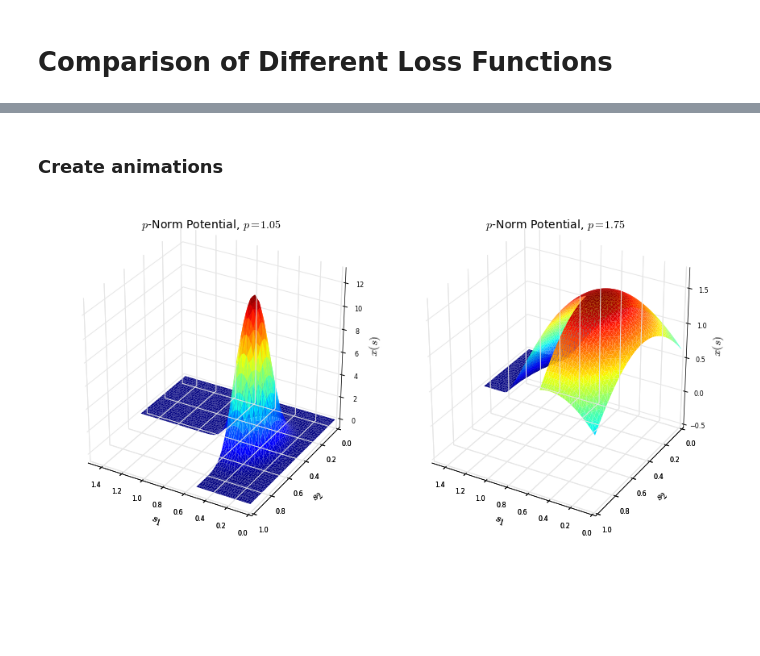
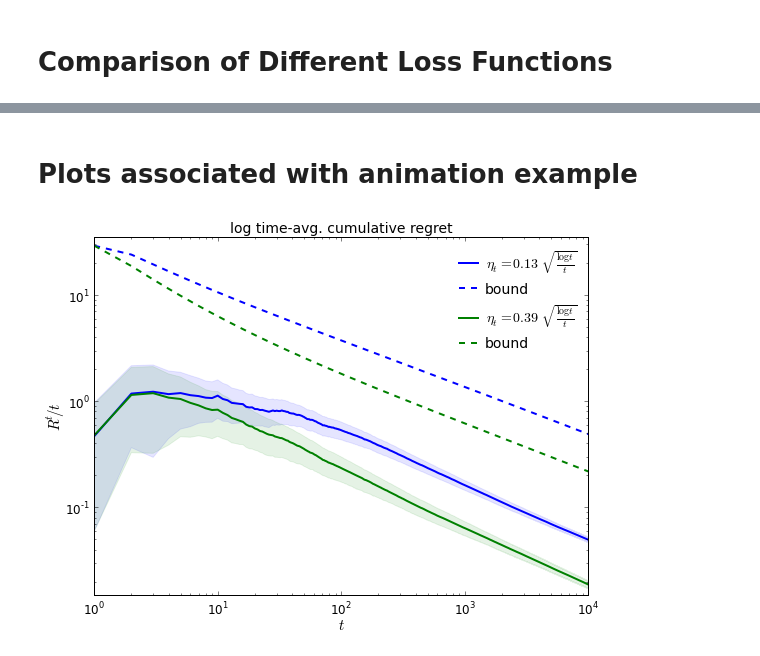
Before and after one commit to Balandat/cont_no_regret, a Jupyter notebook: ipython_notebooks/ICML_talk_plots.ipynb, the cells around one changed output, grey strips where cells are left out. Saved outputs shown, nothing was run; the diff lists cells and outputs as text; code cells hidden in the pictures; blank space fills up the shorter version.

```diff
--- a/ipython_notebooks/ICML_talk_plots.ipynb
+++ b/ipython_notebooks/ICML_talk_plots.ipynb
@@ -162,18 +68,0 @@ plt.savefig(filename, bbox_inches='tight', dpi=300)
-# %%
-filename = '/Users/balandat/Documents/Code/Continuous_No-Regret/NIPS2_datafiles/NormBounds_Polynomial.piggl'
-with open(filename, 'rb') as f:
-    results = pickle.load(f)
-dict_results = {r.label : r for r in results}
-print(list(dict_results.keys()))
-
-filename = '/Users/balandat/Documents/Code/Continuous_No-Regret/NIPS2_datafiles/NormBounds_Polynomial_3.piggl'
-with open(filename, 'rb') as f:
-    results3 = pickle.load(f)
-dict_results3 = {r.label : r for r in results3}
-print(list(dict_results3.keys()))
-
-filename = '/Users/balandat/Documents/Code/Continuous_No-Regret/results/2015-06-04_22-30/NIPS2_CNR_PolyNormBounds_Polynomial.piggl'
-with open(filename, 'rb') as f:
-    results_pe = pickle.load(f)
-dict_results_pe = {r.label : r for r in results_pe}
-print(list(dict_results_pe.keys()))
@@ -319,9 +69,37 @@ plt.savefig(filename, bbox_inches='tight', dpi=300)
-# %% [markdown]
-### Create animations
-# %%
-filename = '/Users/balandat/Documents/Code/Continuous_No-Regret/NIPS2_datafiles/effect_of_v.mp4'
-save_animations_NIPS2(dict_results['v=0.50, pNormPot, $p={1.05}$'], dict_results['v=0.50, pNormPot, $p={1.75}$'],
-                      length=10, filename=filename, elev=30, azim=120, figsize=(12,6),
-                      titles=['$p$-Norm Potential, $p=1.05$', '$p$-Norm Potential, $p=1.75$'])
-# %% [output]
-[figure, removed]
+# %% [markdown]
+# Plots associated with animation example
+# %%
+filename = '/Users/balandat/Documents/Code/Continuous_No-Regret/results/2015-06-23_22-38/ICML_video_Quadratic.piggl'
+with open(filename, 'rb') as f:
+    results = pickle.load(f)
+T = results[0].problem.T
+M = results[0].problem.M
+pot = ExponentialPotential()
+t = 1 + np.arange(T)
+n, D, L, v = results[0].problem.domain.n, results[0].problem.domain.diameter, results[0].problem.L, results[0].problem.domain.v
+thetas = [0.13, 0.39]
+labels = [r'$\eta_t = {{{0:.2f}}}$'.format(theta) + r' $\sqrt{\frac{\log t}{t}}$' for theta in thetas]
+reg_bnds = [M*2*theta/8/0.5*np.sqrt(np.log(t)/t)+ L*D/t +n/theta*np.sqrt(np.log(t)/t) for theta in thetas]
+
+f, ax = plt.subplots(1, 1, figsize=(8,6))
+ax.set_title('log time-avg. cumulative regret', fontsize=14)
+ax.set_xlabel('$t$', fontsize=15, labelpad=0)
+ax.set_ylabel(r'$R^t\!/t$', fontsize=15, labelpad=-2)
+for res, label, reg_bnd in zip(results, labels, reg_bnds):
+    lltsavg = ax.plot(np.arange(1,T+1), res.regs_norate['tsavg'][0], linewidth=2.0,
+                      label=label, rasterized=True)
+    ax.fill_between(np.arange(1,T+1), res.regs_norate['tavg_perc_10'][0], res.regs_norate['tavg_perc_90'][0],
+                    color=lltsavg[0].get_color(), alpha=0.1, rasterized=True)
+    ax.plot(np.arange(1,T+1), reg_bnd, linestyle='--', linewidth=2,
+            color=lltsavg[0].get_color(), rasterized=True, label='bound')
+# make plots pretty and show legend
+ax.set_yscale('log'), ax.set_xscale('log')
+ax.set_ylim((1.5e-2, 35))
+ax.tick_params(axis='both', which='major', labelsize=12)
+ax.legend(prop={'size':14}, frameon=False, loc='upper right', labelspacing=0.5,
+              handletextpad=0.25, borderpad=0.25)
+plt.tight_layout()
+save_name = '/Users/balandat/Documents/Code/Continuous_No-Regret/ICML/presentation/simulation/video_regrets.pdf'
+plt.savefig(save_name, bbox_inches='tight', dpi=300)
+# %% [output]
+[figure, added]
```
Also changed, not shown: parts of 24 cells of this notebook, 3 other files.
